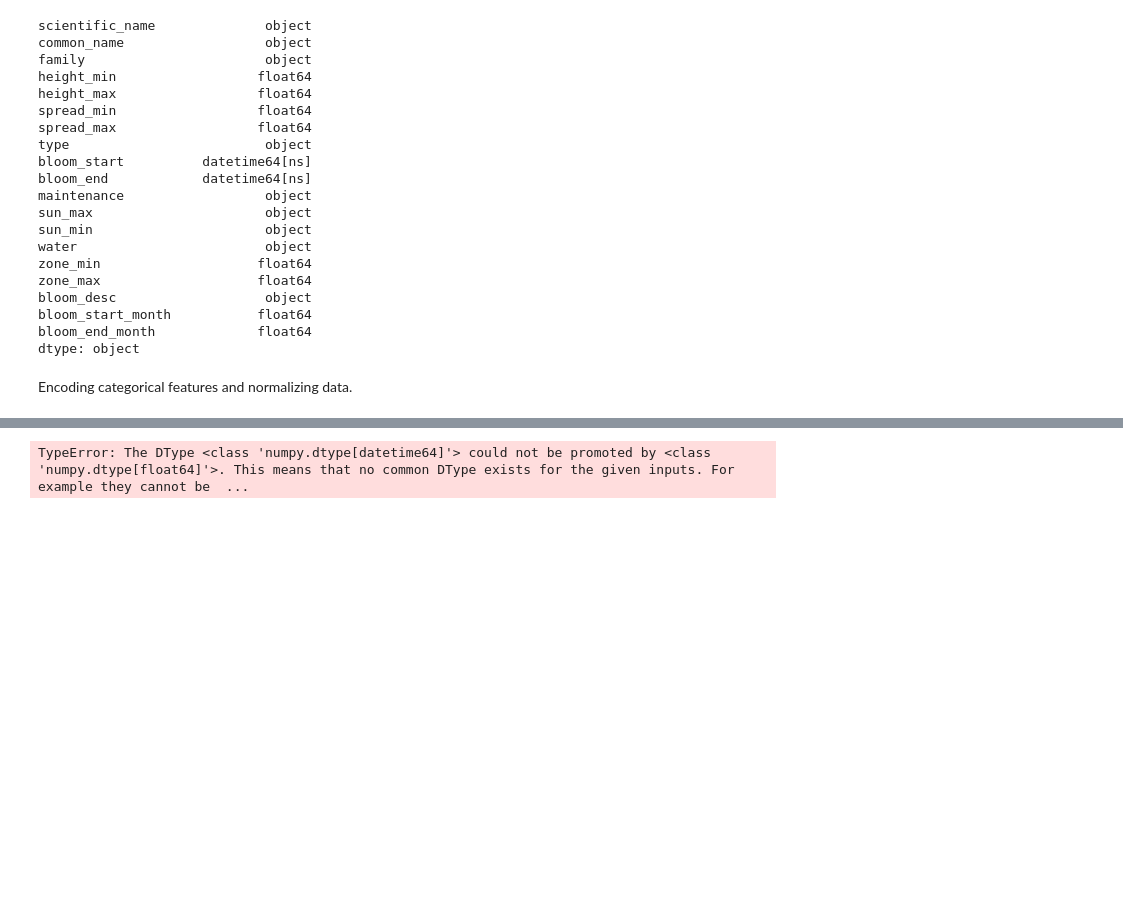
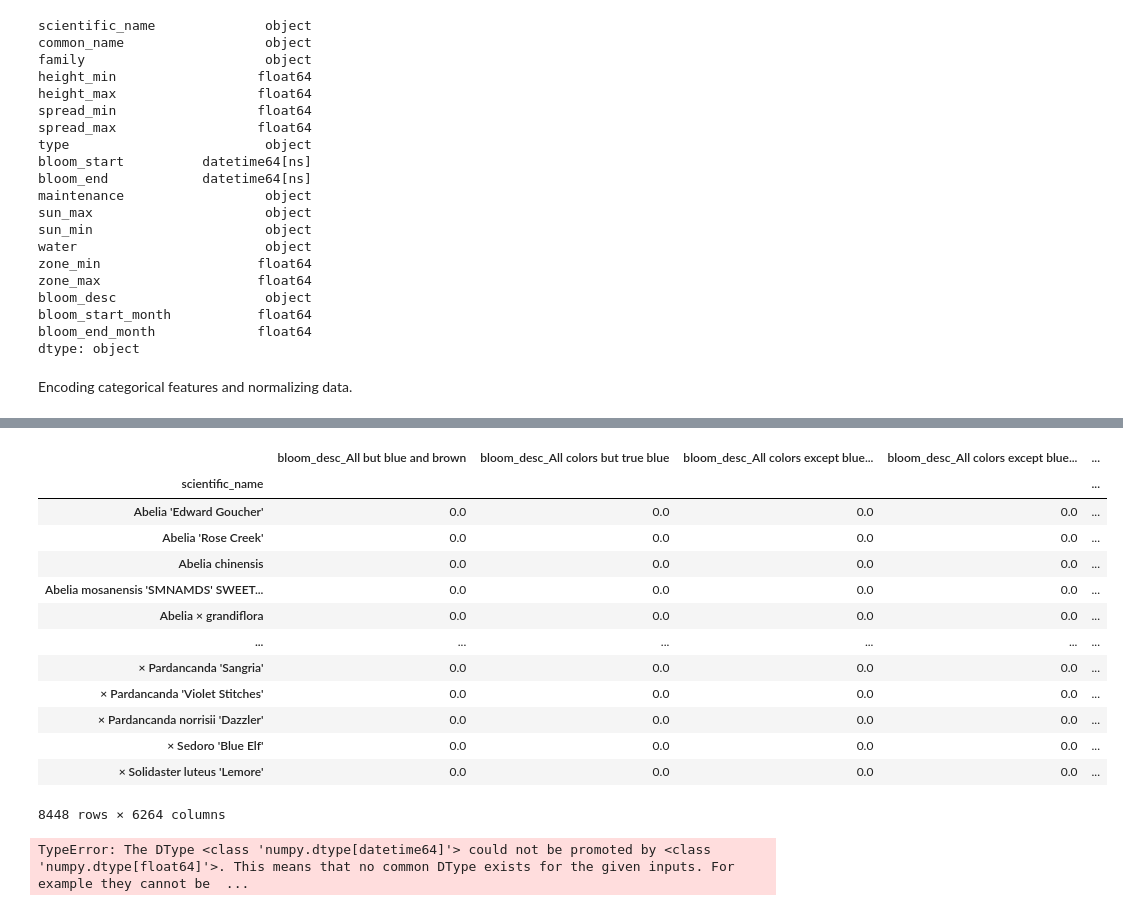
Before and after one commit to jolieleung/ml_finalproject, a Jupyter notebook: plant_data_rec_eng.ipynb, the cells around one changed output, grey strips where cells are left out. Saved outputs shown, nothing was run; the diff lists cells and outputs as text; code cells hidden in the pictures; blank space fills up the shorter version.

```diff
--- a/plant_data_rec_eng.ipynb
+++ b/plant_data_rec_eng.ipynb
@@ -180,3 +181,20 @@ plant_data_mat.head()
+# %%
+plant_data_mat[plant_data_mat.notnull()]
+# %% [output]
+|  | bloom_desc_All but blue and brown | bloom_desc_All colors but true blue | bloom_desc_All colors except blue... | bloom_desc_All colors except blue... | ... |
+| scientific_name |  |  |  |  | ... |
+| Abelia 'Edward Goucher' | 0.0 | 0.0 | 0.0 | 0.0 | ... |
+| Abelia 'Rose Creek' | 0.0 | 0.0 | 0.0 | 0.0 | ... |
+| Abelia chinensis | 0.0 | 0.0 | 0.0 | 0.0 | ... |
+| Abelia mosanensis 'SMNAMDS' SWEET... | 0.0 | 0.0 | 0.0 | 0.0 | ... |
+| Abelia × grandiflora | 0.0 | 0.0 | 0.0 | 0.0 | ... |
+| ... | ... | ... | ... | ... | ... |
+| × Pardancanda 'Sangria' | 0.0 | 0.0 | 0.0 | 0.0 | ... |
+| × Pardancanda 'Violet Stitches' | 0.0 | 0.0 | 0.0 | 0.0 | ... |
+| × Pardancanda norrisii 'Dazzler' | 0.0 | 0.0 | 0.0 | 0.0 | ... |
+| × Sedoro 'Blue Elf' | 0.0 | 0.0 | 0.0 | 0.0 | ... |
+| × Solidaster luteus 'Lemore' | 0.0 | 0.0 | 0.0 | 0.0 | ... |
+8448 rows × 6264 columns
 # %%
 from sklearn.preprocessing import StandardScaler, OneHotEncoder
 # %%
```
Also changed, not shown: parts of 4 cells of this notebook.
